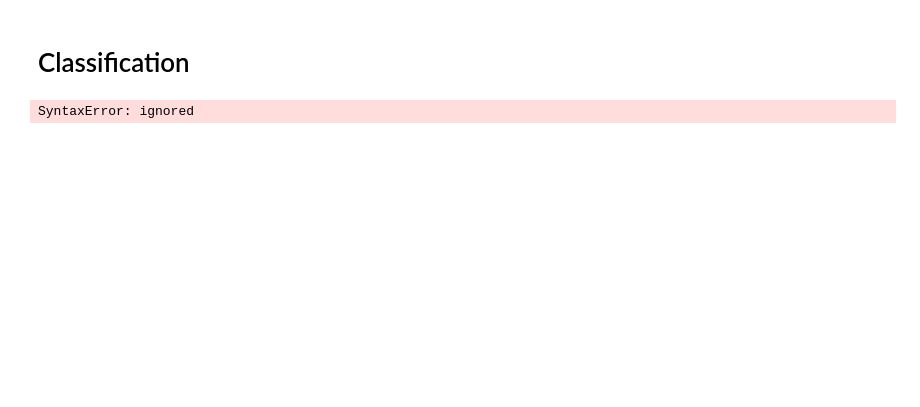
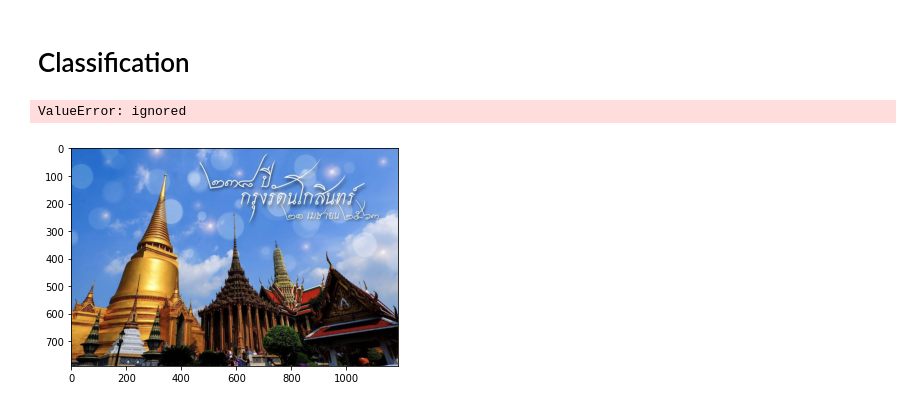
Before and after one commit to SuppaBach/2Wats_Prediction, a Jupyter notebook: 2Wats_Prediction.ipynb, the cells around one changed output. Saved outputs shown, nothing was run; the diff lists cells and outputs as text; code cells hidden in the pictures; blank space fills up the shorter version.

```diff
--- a/2Wats_Prediction.ipynb
+++ b/2Wats_Prediction.ipynb
@@ -154,51 +166,23 @@ Epoch 4/4
 # %% [markdown]
 # Classification
-# %%
-import os
-import numpy as np
-from keras.models import Sequential
-from keras.layers import Activation, Dropout, Flatten, Dense
-from keras.preprocessing.image import ImageDataGenerator, load_img, img_to_array
-from keras.layers import Convolution2D, MaxPooling2D, ZeroPadding2D
-from keras import optimizers
-import random
-
-img_width, img_height = 512, 512
-
-model = Sequential()
-model.add(Convolution2D(32, 3, 3, input_shape=(img_width, img_height,3)))
-model.add(Activation('relu'))
-model.add(MaxPooling2D(pool_size=(2, 2)))
-
-model.add(Convolution2D(32, 3, 3))
-model.add(Activation('relu'))
-model.add(MaxPooling2D(pool_size=(2, 2)))
-
-model.add(Convolution2D(64, 3, 3))
-model.add(Activation('relu'))
-model.add(MaxPooling2D(pool_size=(2, 2)))
-
-model.add(Flatten())
-model.add(Dense(64))
-model.add(Activation('relu'))
-model.add(Dropout(0.5))
-model.add(Dense(1))
-model.add(Activation('sigmoid'))
-
-model.compile(loss='binary_crossentropy',
-              optimizer='rmsprop',
-              metrics=['accuracy'])
-
-model.load_weights('basic_cnn_20_epochs.h5')
-
-# Let's prepare a random input image of a cat or dog from the training set.
-WatPo_img_files = [os.path.join(train_cats_dir, f) for f in train_WatPo_fnames]
-WatPrakeaw_img_files = [os.path.join(train_dogs_dir, f) for f in train_WatPrakeaw_fnames]
-img_path = random.choice(WatPo_img_files + WatPrakeaw_img_files)
-
-predictg = img_to_array(load_img(img_path)
-prediction = model.predict_classes(predictg)
-if prediction[0][0] == 1: print("WatPo")
-else : print("WatPrakeaw")
-# %% [output]
-SyntaxError: ignored
+# %%
+import matplotlib.pyplot as plt
+import matplotlib.image as mpimg
+import numpy as np
+
+# Let's prepare a random input image of a WatPo or WatPrakeaw from the training set.
+WatPo_img_files = [os.path.join(train_WatPo_dir, f) for f in train_WatPo_fnames]
+WatPrakeaw_img_files = [os.path.join(train_WatPrakeaw_dir, f) for f in train_WatPrakeaw_fnames]
+img_path = random.choice(WatPo_img_files + WatPrakeaw_img_files)
+img = mpimg.imread(img_path)
+
+imgplot = plt.imshow(img.squeeze())
+result = model.predict_classes(img)
+
+if(result[0][0] == 1):
+    print("I guess this must be a WatPo!")
+else:
+    print("I guess this must be a WatPrakeaw!")
+# %% [output]
+ValueError: ignored
+[figure, added]
```
Also changed, not shown: parts of 1 cell of this notebook.
